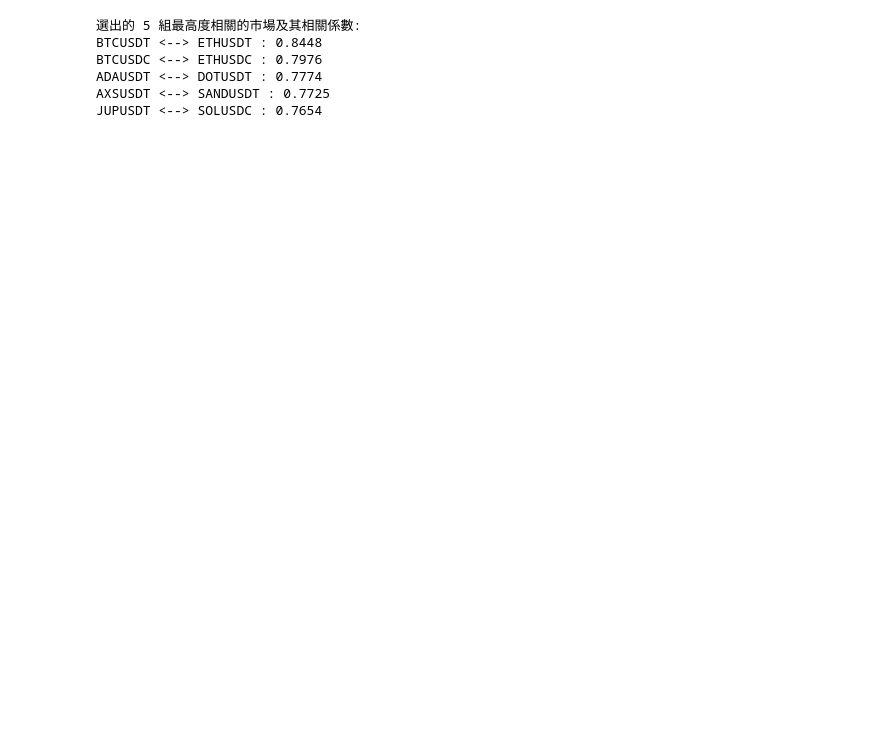
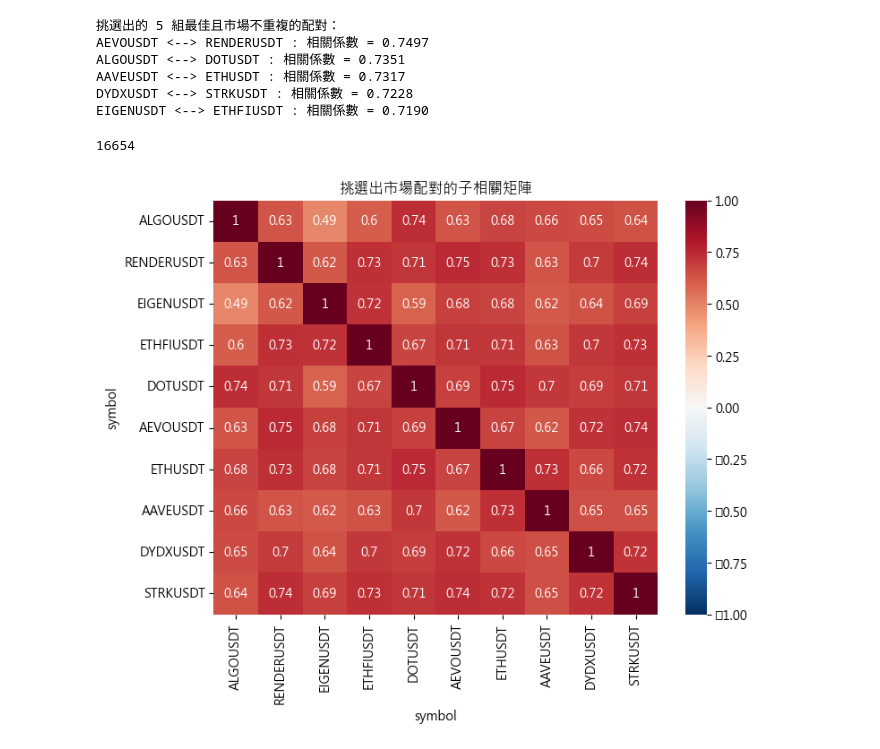
Before and after one commit to ChengYen-Tang/Crypto, a Jupyter notebook: statistics_arb/grouping.ipynb, the cells around one changed output. Saved outputs shown, nothing was run; the diff lists cells and outputs as text; code cells hidden in the pictures; blank space fills up the shorter version.

```diff
--- a/statistics_arb/grouping.ipynb
+++ b/statistics_arb/grouping.ipynb
@@ -227,0 +213,15 @@ df_pivot.head()
+# %%
+# 將所有市場資料合併成一個大表（不填補缺失值）
+all_data = pd.concat(market_dict.values(), ignore_index=True)
+
+# 注意：此處的 timestamp 應已轉成 datetime 格式
+# 建立 pivot 表：index 為 timestamp，columns 為 symbol，值為 smoothed_log_return
+pivot_df = all_data.pivot(index=TIME_COL, columns='symbol', values='smoothed_log_return')
+print("寬格式資料形狀:", pivot_df.shape)
+
+# 查看前幾筆（保留缺失值，不填 0）
+pivot_df.head()
+
+# 釋放暫存
+del all_data
+gc.collect()
@@ -302,10 +268,10 @@ plt.show()
 # %%
 import itertools
 
-# 從相關矩陣取得所有市場名稱 (假設 cor_matrix 是先前計算好的 DataFrame)
+# 取得所有市場列表
 symbols = cor_matrix.columns.tolist()
 
-# 產生所有獨特的市場配對 (不含自配對)
+# 產生所有不重複的市場對 (i < j)
 pairs = []
 for i in range(len(symbols)):
     for j in range(i+1, len(symbols)):
@@ -314,10 +280,10 @@ for i in range(len(symbols)):
         corr_value = cor_matrix.loc[m1, m2]
         pairs.append((m1, m2, corr_value))
 
-# 依照相關係數由大到小排序
+# 按相關係數由大到小排序（降冪排序）
 pairs_sorted = sorted(pairs, key=lambda x: x[2], reverse=True)
 
-# 按照不重複市場的原則，依序挑選 5 組
+# 根據條件挑選 5 組配對：市場間不能重複出現
 selected_pairs = []
 used_markets = set()
 
@@ -330,14 +296,34 @@ for pair in pairs_sorted:
     if len(selected_pairs) == 5:
         break
 
-# 列印出結果
-print("選出的 5 組最高度相關的市場及其相關係數:")
+print("挑選出的 5 組最佳且市場不重複的配對：")
 for m1, m2, corr_value in selected_pairs:
-    print(f"{m1} <--> {m2} : {corr_value:.4f}")
+    print(f"{m1} <--> {m2} : 相關係數 = {corr_value:.4f}")
+
+# 釋放不再需要的記憶體
+del pairs, pairs_sorted
+gc.collect()
 # %% [output]
-選出的 5 組最高度相關的市場及其相關係數:
-BTCUSDT <--> ETHUSDT : 0.8448
-BTCUSDC <--> ETHUSDC : 0.7976
-ADAUSDT <--> DOTUSDT : 0.7774
-AXSUSDT <--> SANDUSDT : 0.7725
-JUPUSDT <--> SOLUSDC : 0.7654
+挑選出的 5 組最佳且市場不重複的配對：
+AEVOUSDT <--> RENDERUSDT : 相關係數 = 0.7497
+ALGOUSDT <--> DOTUSDT : 相關係數 = 0.7351
+AAVEUSDT <--> ETHUSDT : 相關係數 = 0.7317
+DYDXUSDT <--> STRKUSDT : 相關係數 = 0.7228
+EIGENUSDT <--> ETHFIUSDT : 相關係數 = 0.7190
+16654
+# %%
+# 將挑選出的市場名稱整理
+selected_markets = []
+for m1, m2, _ in selected_pairs:
+    selected_markets.extend([m1, m2])
+selected_markets = list(set(selected_markets))  # 應該有 10 個不同市場
+
+# 從完整相關矩陣中取出這些市場的子矩陣
+sub_cor = cor_matrix.loc[selected_markets, selected_markets]
+
+plt.figure(figsize=(8, 6))
+sns.heatmap(sub_cor, annot=True, cmap="RdBu_r", vmin=-1, vmax=1)
+plt.title('挑選出市場配對的子相關矩陣')
+plt.show()
+# %% [output]
+[figure, added]
```
Also changed, not shown: parts of 14 cells of this notebook.
